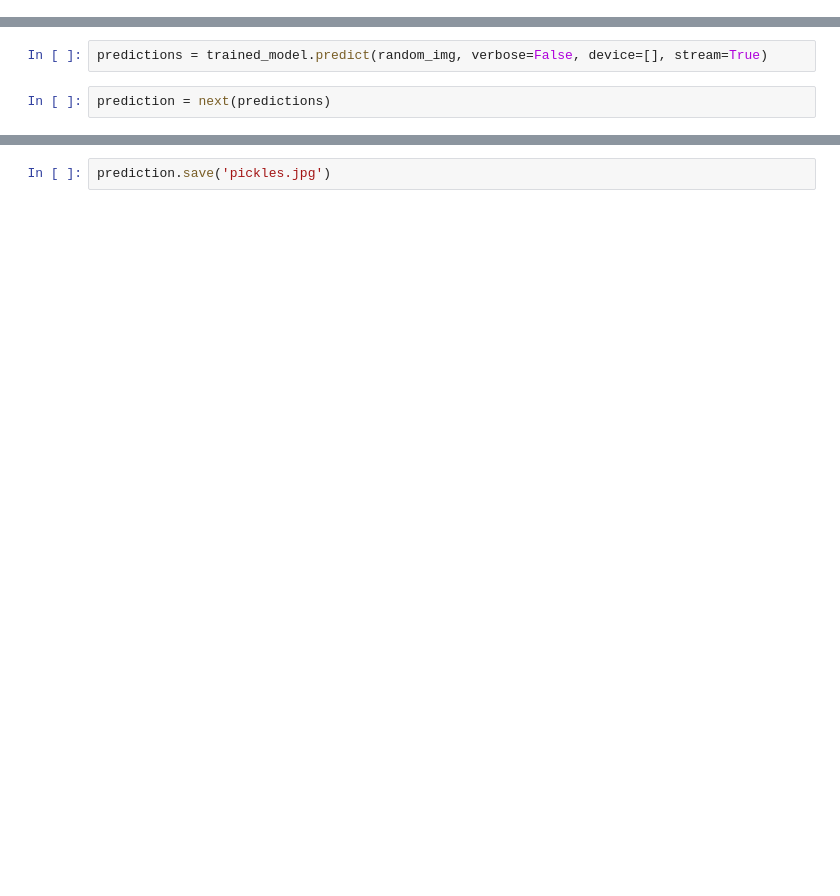
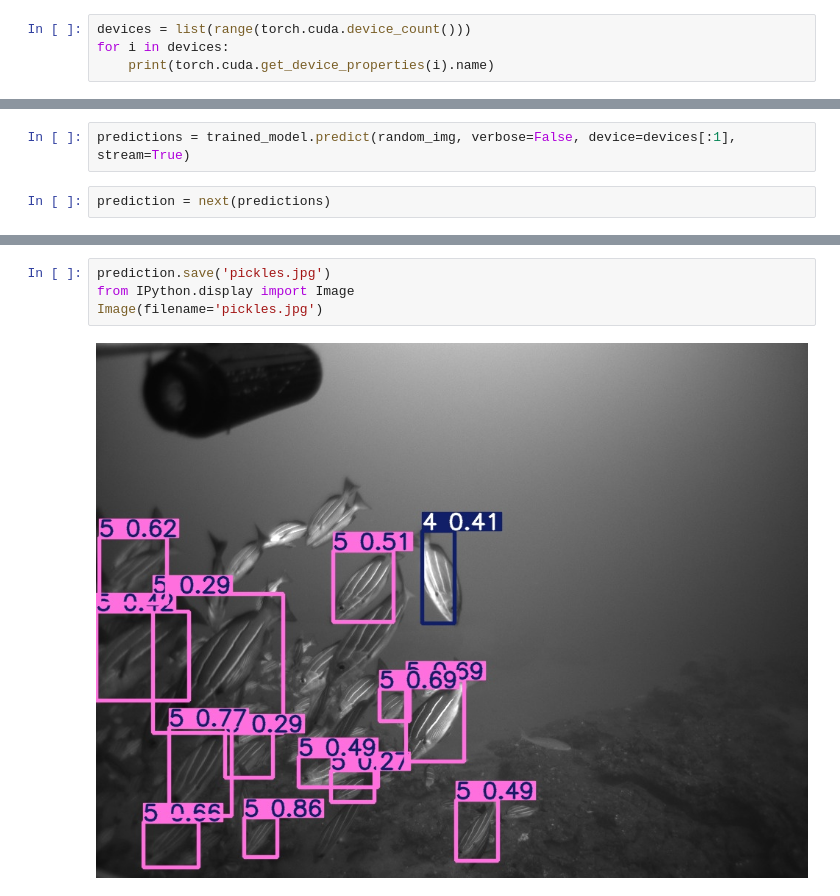
Before and after one commit to csbrown-noaa/hierarchical_yolo, a Jupyter notebook: notebooks/hierarchical_yolo.ipynb, the cells around one changed output, grey strips where cells are left out. Saved outputs shown, nothing was run; the diff lists cells and outputs as text; blank space fills up the shorter version.

Commit message:
basic hierarcical model

```diff
--- a/notebooks/hierarchical_yolo.ipynb
+++ b/notebooks/hierarchical_yolo.ipynb
@@ -289,0 +67,4 @@ downloaded 199/200 images (t=0.0s)
+# %%
+devices = list(range(torch.cuda.device_count()))
+for i in devices:
+    print(torch.cuda.get_device_properties(i).name)
@@ -359,5 +350,5 @@ trained_model = YOLO(
 # %%
-predictions = trained_model.predict(random_img, verbose=False, device=[], stream=True)
+predictions = trained_model.predict(random_img, verbose=False, device=devices[:1], stream=True)
 # %%
 prediction = next(predictions)
 # %%
@@ -367,2 +394,6 @@ prediction.boxes
 # %%
 prediction.save('pickles.jpg')
+from IPython.display import Image
+Image(filename='pickles.jpg')
+# %% [output]
+[figure, added]
```
Also changed, not shown: parts of 22 cells of this notebook, 5 other files.
